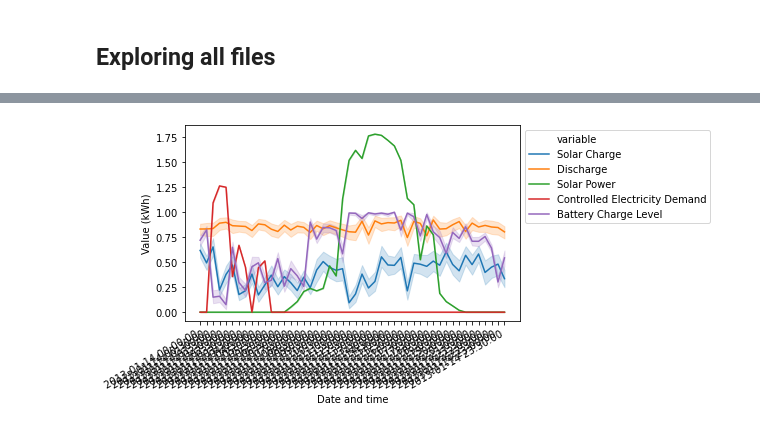
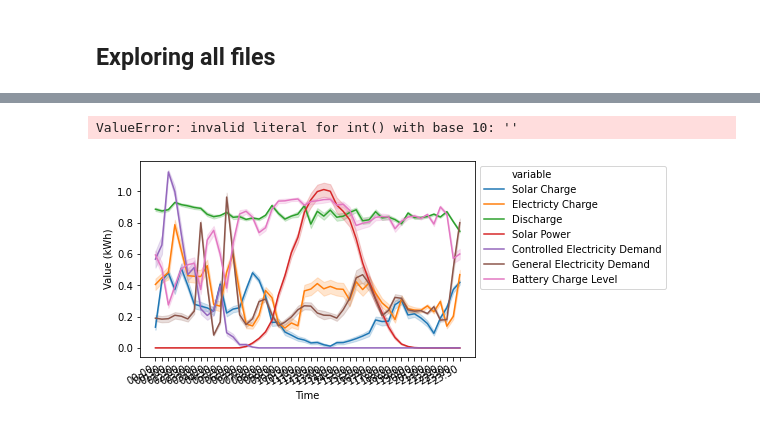
Before and after one commit to alexanderkell/battery-optimisation, a Jupyter notebook: notebooks/results/1.0-ajmk-results-exploration.ipynb, the cells around one changed output, grey strips where cells are left out. Drawn from its saved outputs; the diff is of its cells as text; code cells hidden in the pictures.

Commit message:
visualising results

```diff
--- a/notebooks/results/1.0-ajmk-results-exploration.ipynb
+++ b/notebooks/results/1.0-ajmk-results-exploration.ipynb
@@ -58,9 +59,11 @@ path = '/Users/alexanderkell/Documents/PhD/Projects/18-battery-optimisation/data
 all_files = glob.glob(path + "/*.csv")
 li = []
 
-for filename in all_files:
+for i, filename in enumerate(all_files):
     df = pd.read_csv(filename, index_col=None, header=0)
     df['battery_size'] = filename.split("battery_")[1].split("_time")[0]
+    df['id'] = i
     li.append(df)
 
 frame = pd.concat(li, axis=0, ignore_index=True)
+frame
@@ -67,7 +84,9 @@ frame = pd.concat(li, axis=0, ignore_index=True)
 # %%
 frame_renamed = frame.rename(columns={"charge_solar": "Solar Charge", "charge_load": "Electricty Charge", "discharge_size": "Discharge", "current_solar": "Solar Power", "current_controlled_load_consumption": "Controlled Electricity Demand", "current_general_electricity_consumption": "General Electricity Demand", "current_charge": "Battery Charge Level"})
 
-frame_long = frame_renamed.drop(columns=["Unnamed: 0"]).melt(id_vars=["datetime","battery_size"])
+frame_long = frame_renamed.drop(columns=["Unnamed: 0"]).melt(id_vars=["datetime","battery_size","reward", "id"])
 frame_long['battery_size'] = pd.to_numeric(frame_long.battery_size)
+frame_long.datetime = pd.to_datetime(frame_long.datetime)
+frame_long['time'] = frame_long.datetime.dt.strftime('%H:%M')
 frame_long
 # %% [output]
@@ -92,0 +106,3 @@ array(['Solar Charge', 'Electricty Charge', 'Discharge', 'Solar Power',
+# %%
+frame_long['reward_mean'] = frame_long.groupby(["id"])['reward'].transform("mean")
+frame_long
@@ -93,11 +123,18 @@ array(['Solar Charge', 'Electricty Charge', 'Discharge', 'Solar Power',
 # %%
-frame_plot = frame_long[(frame_long['variable'].isin(["Battery Charge Level", "Solar Power", "Discharge","Controlled Electricity Demand"]))]
-# frame_plot.to
+frame_plot = frame_long#[(frame_long['variable'].isin(["Battery Charge Level", "Solar Power", "Discharge","Controlled Electricity Demand", "General Electricity Demand"]))]
+
+frame_plot.to_csv("/Users/alexanderkell/Documents/PhD/Projects/18-battery-optimisation/data/processed/all_results.csv")
 # %%
-sns_plot = sns.lineplot(data=frame_plot[(frame_plot.datetime<"2013-01-15") & (frame_plot.battery_size==1)], x="datetime", y="value", hue="variable")
+sns_plot = sns.lineplot(data=frame_plot[(frame_plot.battery_size==1) & (frame_plot.reward_sum >-87)], x="time", y="value", hue="variable")
 plt.legend(bbox_to_anchor=(1, 1), loc='upper left', ncol=1)
-plt.xlabel("Date and time")
+plt.xlabel("Time")
 plt.ylabel("Value (kWh)")
 sns_plot.get_figure().autofmt_xdate()
+for label in sns_plot.get_xticklabels():
+    if np.int(label.get_text()) % 2 == 0:
+        label.set_visible(True)
+    else:
+        label.set_visible(False)
 # %% [output]
+ValueError: invalid literal for int() with base 10: ''
-[figure, old version]
+[figure, new version]
```
Also changed, not shown: parts of 5 cells of this notebook, 13 other files.
